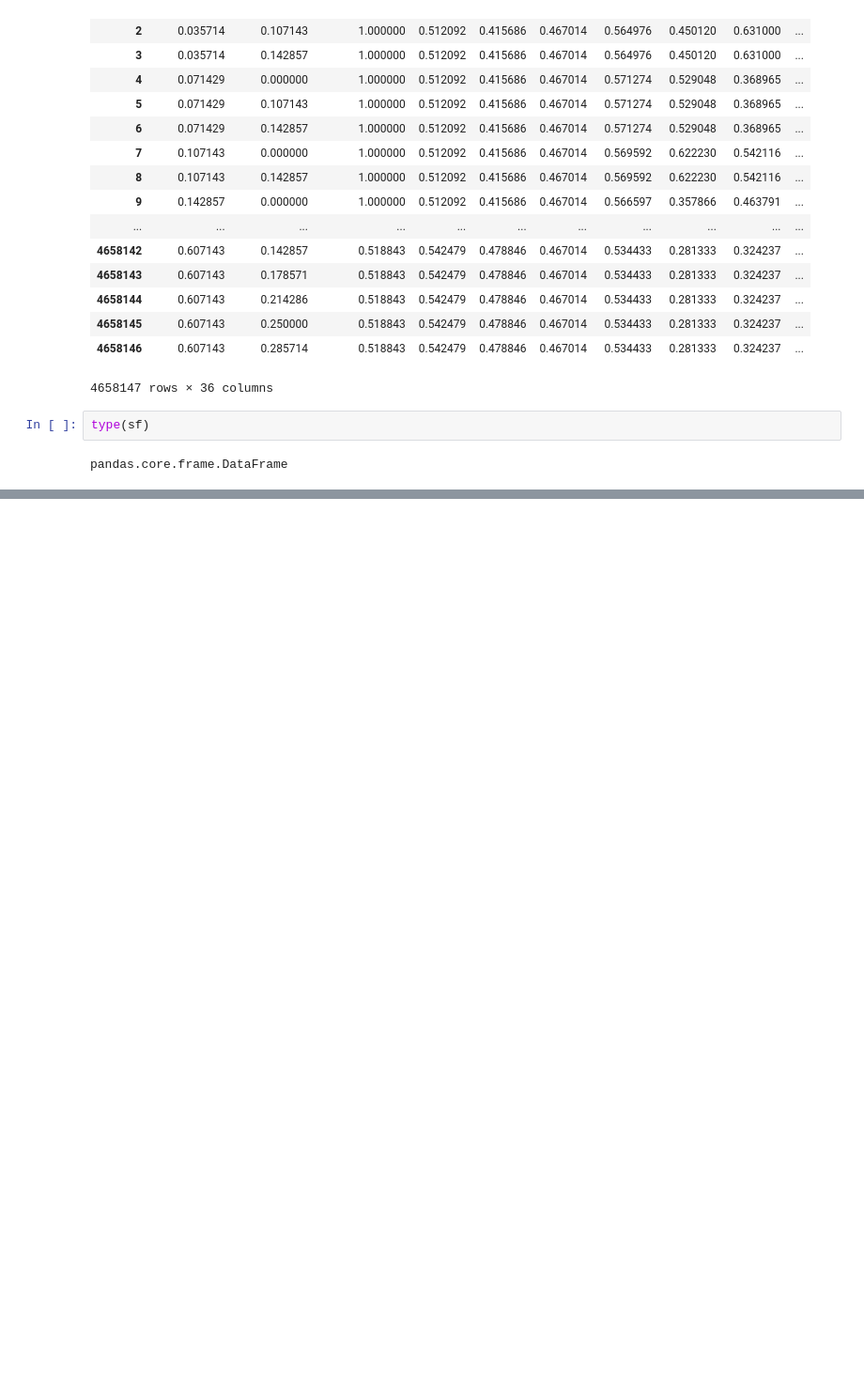
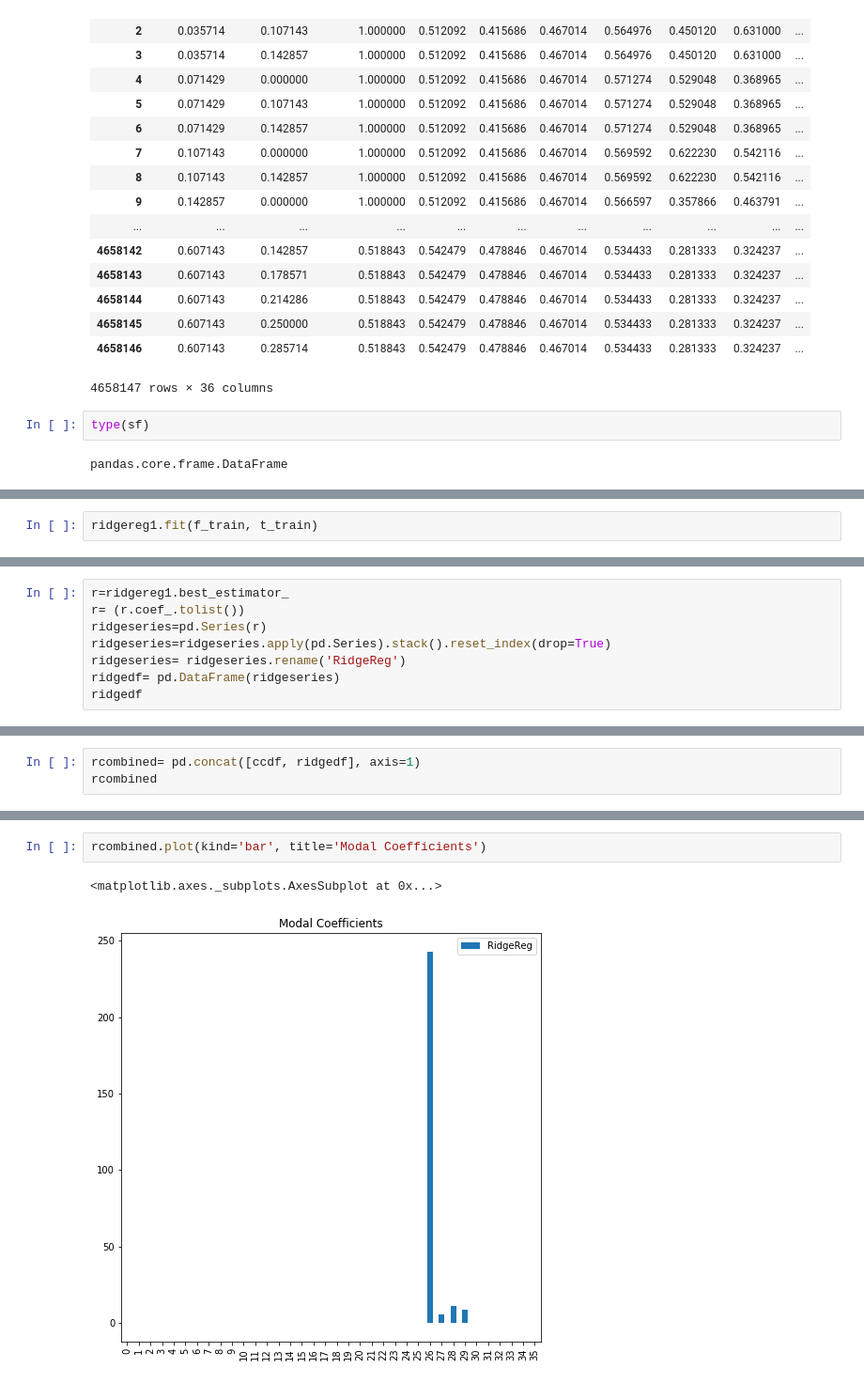
Before and after one commit to imamun93/Molecular_Properties, a Jupyter notebook: NormalizedRegression.ipynb, the cells around one changed output, grey strips where cells are left out. Shown at 94% size. Saved outputs shown, nothing was run; the diff lists cells and outputs as text; blank space fills up the shorter version.

```diff
--- a/NormalizedRegression.ipynb
+++ b/NormalizedRegression.ipynb
@@ -133,0 +327,2 @@ pandas.core.frame.DataFrame
+# %%
+ridgereg1.fit(f_train, t_train)
@@ -133,0 +339,8 @@ pandas.core.frame.DataFrame
+# %%
+r=ridgereg1.best_estimator_
+r= (r.coef_.tolist())
+ridgeseries=pd.Series(r)
+ridgeseries=ridgeseries.apply(pd.Series).stack().reset_index(drop=True)
+ridgeseries= ridgeseries.rename('RidgeReg')
+ridgedf= pd.DataFrame(ridgeseries)
+ridgedf
@@ -133,0 +365,3 @@ pandas.core.frame.DataFrame
+# %%
+rcombined= pd.concat([ccdf, ridgedf], axis=1)
+rcombined
@@ -133,0 +386,5 @@ pandas.core.frame.DataFrame
+# %%
+rcombined.plot(kind='bar', title='Modal Coefficients')
+# %% [output]
+<matplotlib.axes._subplots.AxesSubplot at 0x...>
+[figure, added]
```
Also changed, not shown: parts of 23 cells of this notebook.
